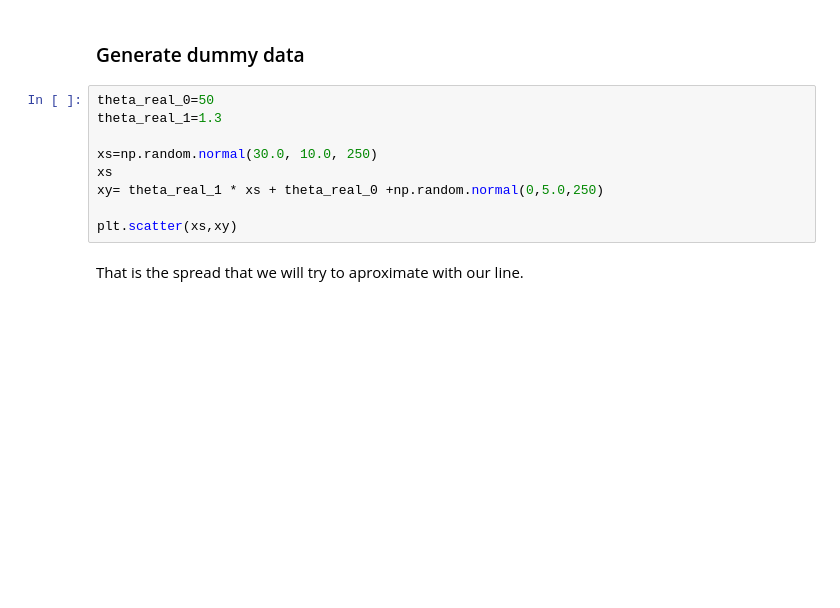
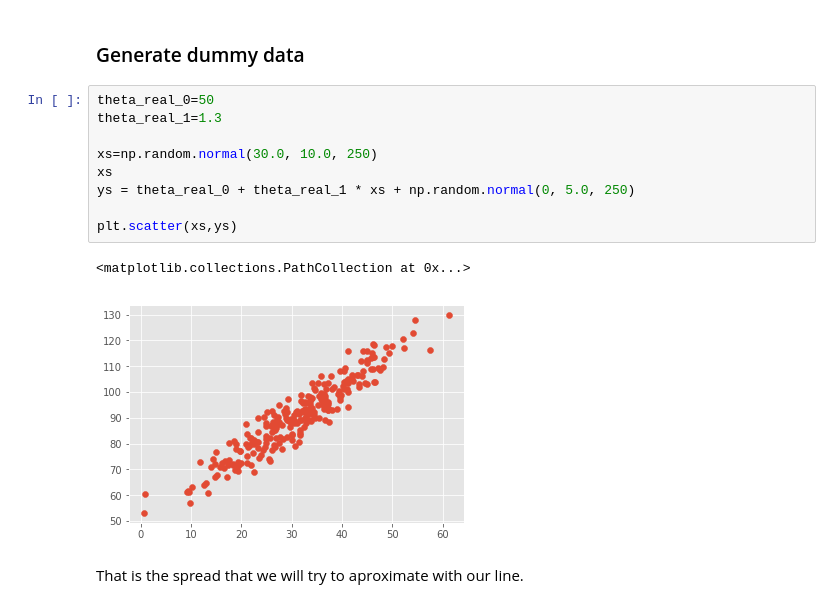
Before and after one commit to carlosalmagro/Newrepo, a Jupyter notebook: 01-linear_algebra_numpy_carlos_empty.ipynb, the cells around one changed output. Drawn from its saved outputs; the diff is of its cells as text; blank space fills up the shorter version.

```diff
--- a/01-linear_algebra_numpy_carlos_empty.ipynb
+++ b/01-linear_algebra_numpy_carlos_empty.ipynb
@@ -553,12 +615,15 @@ $$J(\theta_0,\theta_1) = \frac{1}{m}\sum_{i=1}^m(\hat{y}_i-y_i)^2 = \frac{1}{m}\
 # %%
 theta_real_0=50
 theta_real_1=1.3
 
 xs=np.random.normal(30.0, 10.0, 250)
 xs
-xy= theta_real_1 * xs + theta_real_0 +np.random.normal(0,5.0,250)
+ys = theta_real_0 + theta_real_1 * xs + np.random.normal(0, 5.0, 250)
 
-plt.scatter(xs,xy)
+plt.scatter(xs,ys)
+# %% [output]
+<matplotlib.collections.PathCollection at 0x...>
+[figure, added]
 # %% [markdown]
 That is the spread that we will try to aproximate with our line.
 # %% [markdown]
```
Also changed, not shown: parts of 23 cells of this notebook.
